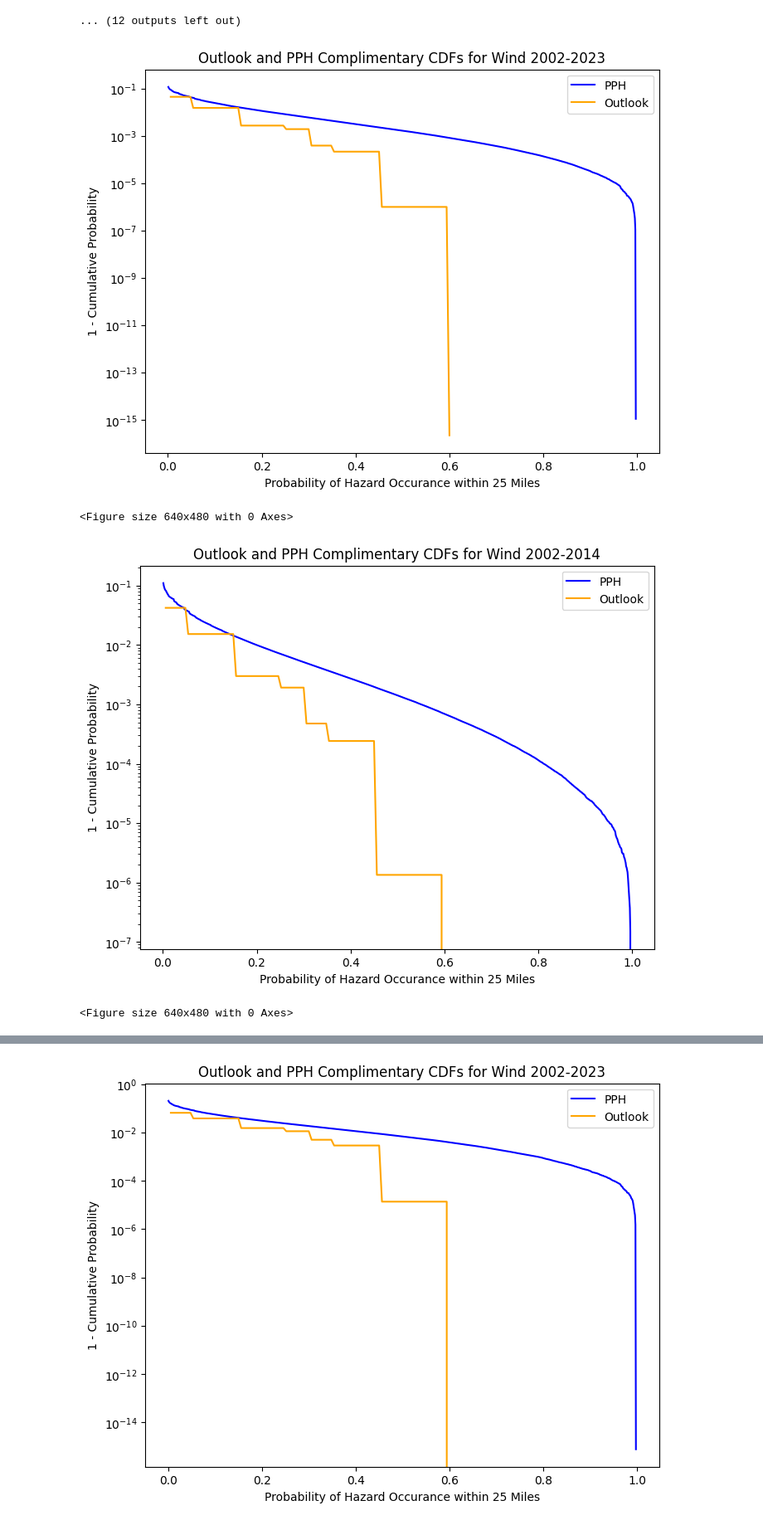
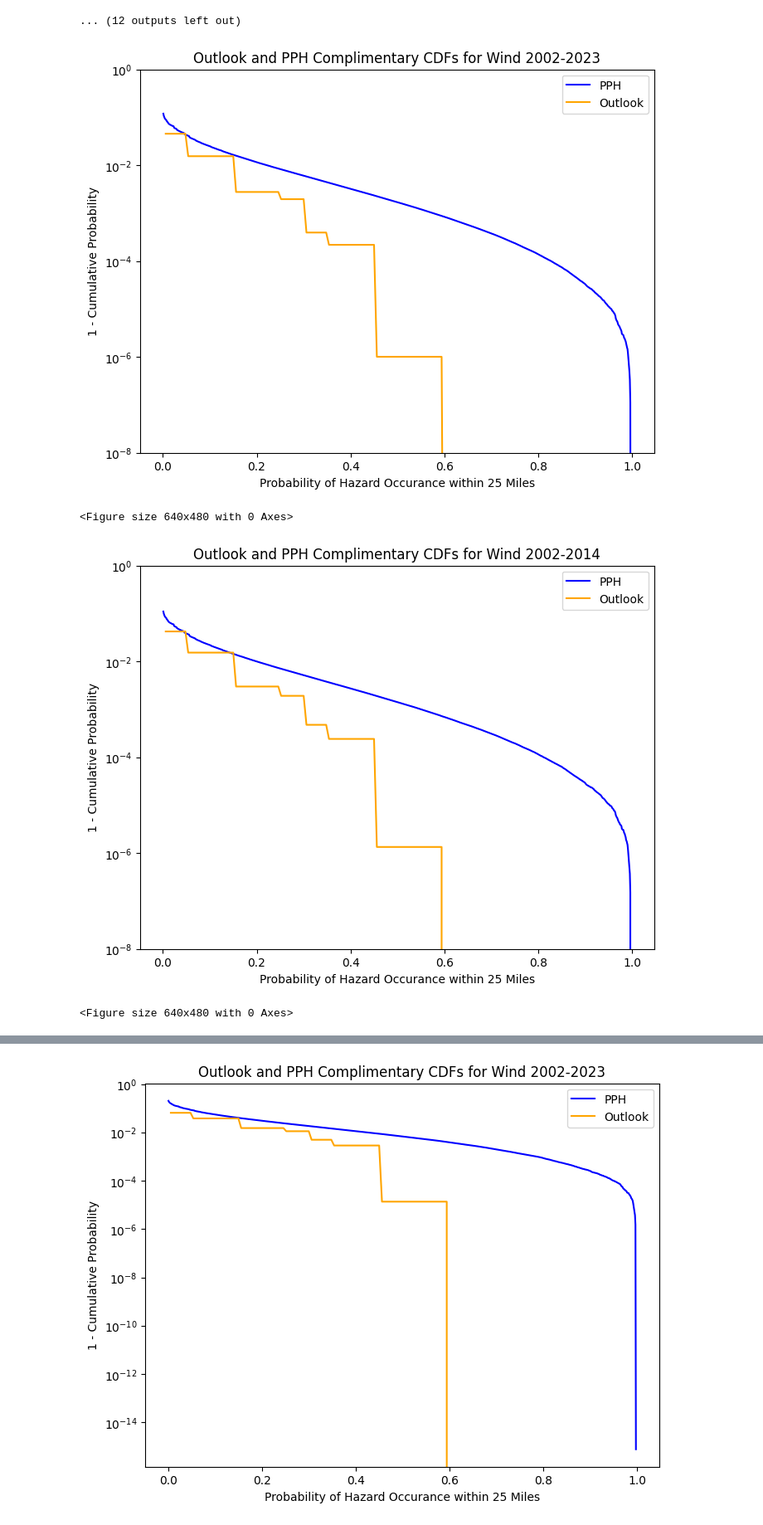
Before and after one commit to milesepstein13/severe-thunderstorm-analysis, a Jupyter notebook: explore_subsets.ipynb, the cells around one changed output, grey strips where cells are left out. Shown at 83% size. Saved outputs shown, nothing was run; the diff lists cells and outputs as text; code cells hidden in the pictures.

```diff
--- a/explore_subsets.ipynb
+++ b/explore_subsets.ipynb
@@ -836,34 +836,35 @@ for hazard in [' Wind', ' Hail', ' Tornado', '']:
 
         counts, bin_edges = np.histogram(this_pph_vals/100, bins=1000, density=True)
         ccdf = 1 - np.cumsum(counts * np.diff(bin_edges))  # Cumulative sum to compute the CDF
         plt.plot(bin_edges[1:], ccdf, label="PPH", color="blue")
 
         counts, bin_edges = np.histogram(this_outlook_vals, bins=100, density=True)
         ccdf = 1 - np.cumsum(counts * np.diff(bin_edges))  # Cumulative sum to compute the CDF
         plt.plot(bin_edges[1:], ccdf, label="Outlook", color="orange")
 
         #sns.kdeplot(this_pph.values.flatten()/100, cumulative = True, label="PPH", color="blue")
         #sns.kdeplot(this_outlook_vals, cumulative = True, label="Outlook", color="orange")
         plt.xlabel("Probability of Hazard Occurance within 25 Miles")
         plt.ylabel("1 - Cumulative Probability")
         plt.yscale('log')
+        plt.ylim(1e-8, 1)
         if hazard == '':
             haz = ' All-Hazard'
         else:
             haz = hazard
         if i == 0:
             ds = '2002-2023'
         elif i == 1:
             ds = '2002-2014'
         else:
             ds = '2014-2023'
         plt.title("Outlook and PPH Complimentary CDFs for" + haz + " " + ds)
         plt.legend()
         plt.savefig('plots/results/cdfs/' + haz.replace(' ', '').replace('-', '') + ds.replace('-', '') + '.png')
         plt.show()
         plt.clf()
 # %% [output]
-[figure, old version]
+[figure, new version]
 <Figure size 640x480 with 0 Axes>
-[figure, old version]
+[figure, new version]
 <Figure size 640x480 with 0 Axes>
```
Also changed, not shown: parts of 2 cells of this notebook, 25 other files.
